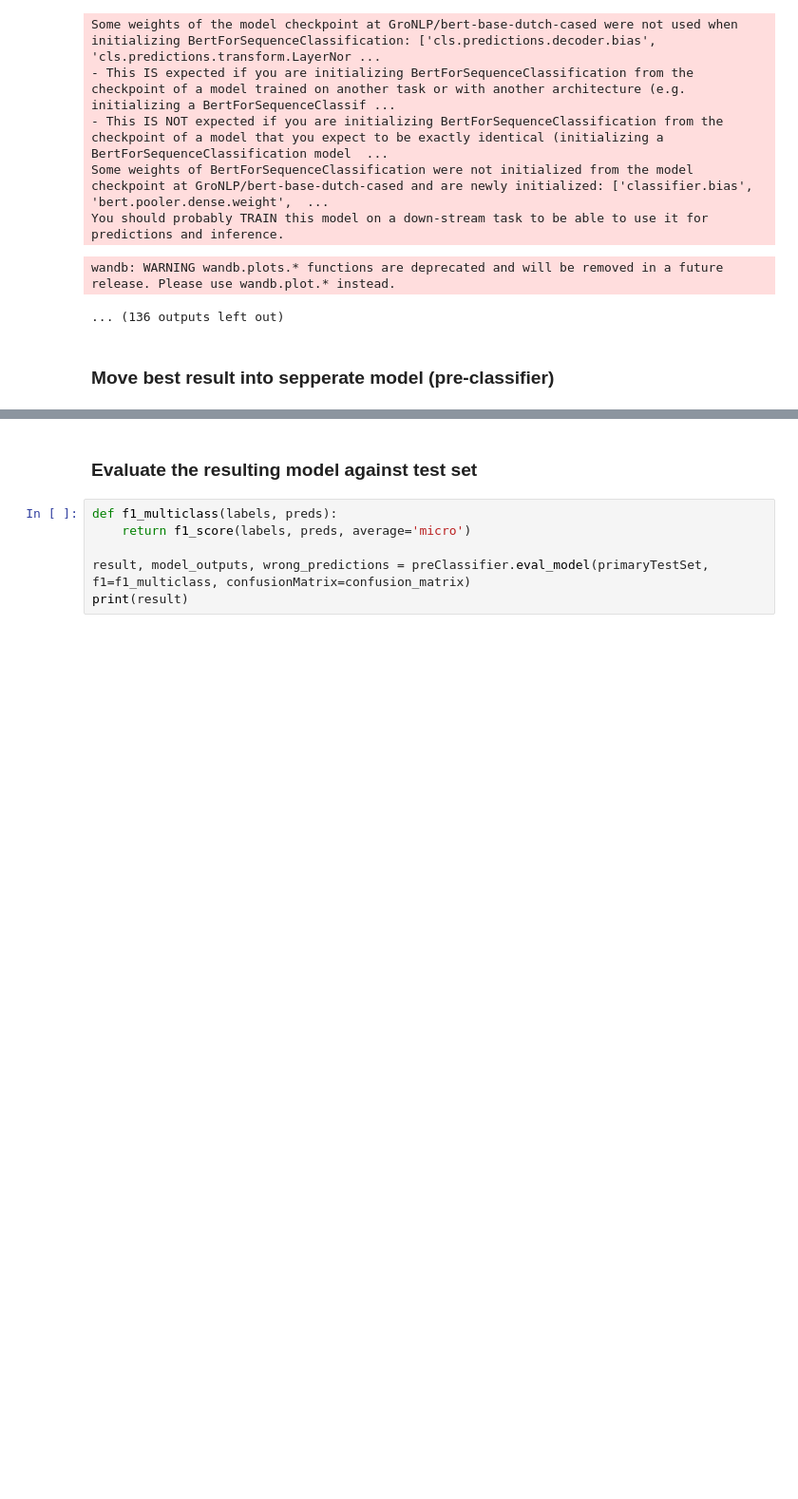
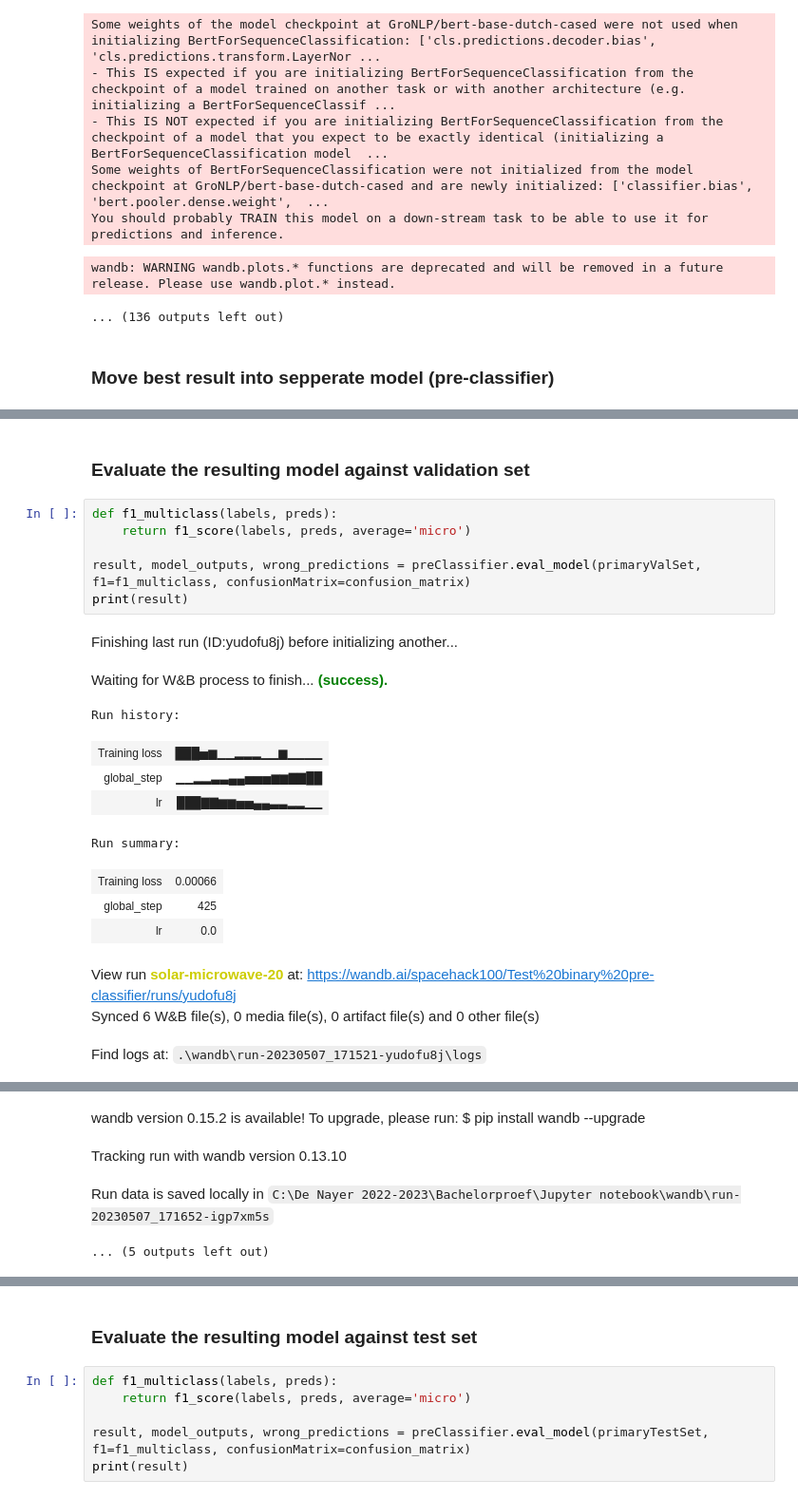
Before and after one commit to Spacehack100/Bachelor_project_code_storage, a Jupyter notebook: BERT classification on emails with binary pre-classifier.ipynb, the cells around one changed output, grey strips where cells are left out. Shown at 95% size. Saved outputs shown, nothing was run; the diff lists cells and outputs as text; blank space fills up the shorter version.

```diff
--- a/BERT classification on emails with binary pre-classifier.ipynb
+++ b/BERT classification on emails with binary pre-classifier.ipynb
@@ -135,0 +142,22 @@ View run at https://wandb.ai/spacehack100/uncategorized/runs/b0tia3ia
+# %% [markdown]
+### Evaluate the resulting model against validation set
+# %%
+def f1_multiclass(labels, preds):
+    return f1_score(labels, preds, average='micro')
+
+result, model_outputs, wrong_predictions = preClassifier.eval_model(primaryValSet, f1=f1_multiclass, confusionMatrix=confusion_matrix)
+print(result)
+# %% [output]
+Finishing last run (ID:yudofu8j) before initializing another...
+Waiting for W&B process to finish... (success).
+Run history:
+| Training loss | ███▅▆▁▁▂▂▂▁▁▆▁▁▁▁ |
+| global_step | ▁▁▂▂▃▃▄▄▅▅▅▆▆▇▇██ |
+| lr | ███▇▇▆▆▅▅▄▄▃▃▂▂▁▁ |
+Run summary:
+| Training loss | 0.00066 |
+| global_step | 425 |
+| lr | 0.0 |
+View run solar-microwave-20 at: https://wandb.ai/spacehack100/Test%20binary%20pre-classifier/runs/yudofu8j
+Synced 6 W&B file(s), 0 media file(s), 0 artifact file(s) and 0 other file(s)
+Find logs at: .\wandb\run-20230507_171521-yudofu8j\logs
@@ -135,0 +165,4 @@ View run at https://wandb.ai/spacehack100/uncategorized/runs/b0tia3ia
+wandb version 0.15.2 is available! To upgrade, please run: $ pip install wandb --upgrade
+Tracking run with wandb version 0.13.10
+Run data is saved locally in C:\De Nayer 2022-2023\Bachelorproef\Jupyter notebook\wandb\run-20230507_171652-igp7xm5s
+... (5 outputs left out)
```
Also changed, not shown: parts of 32 cells of this notebook, 2 other files.
